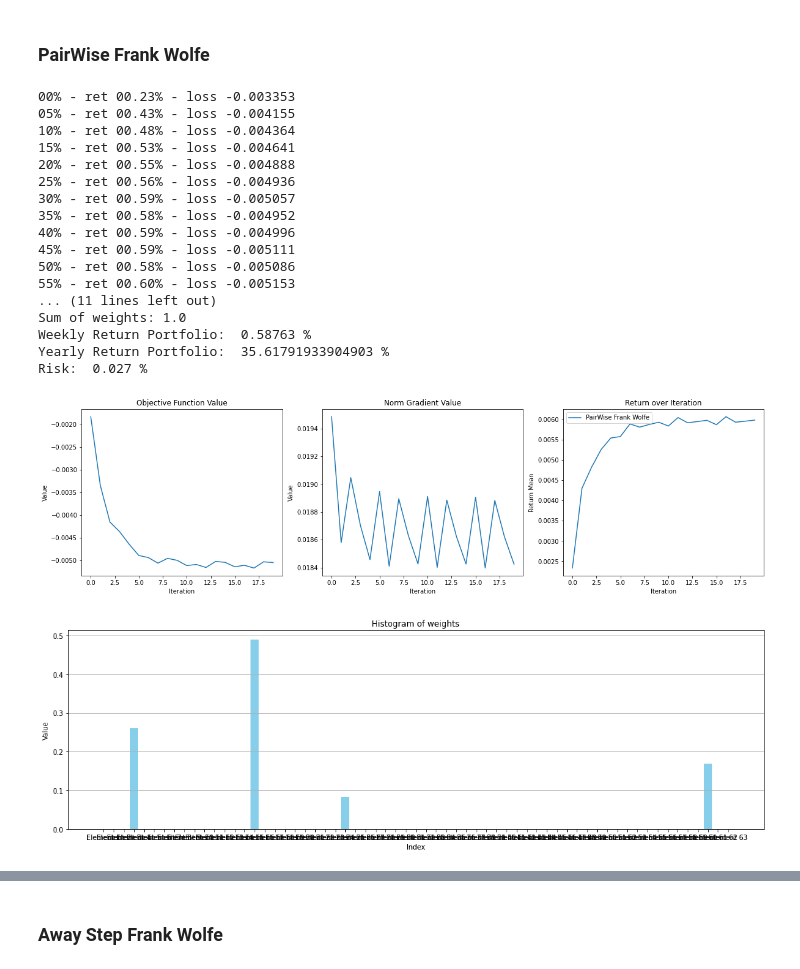
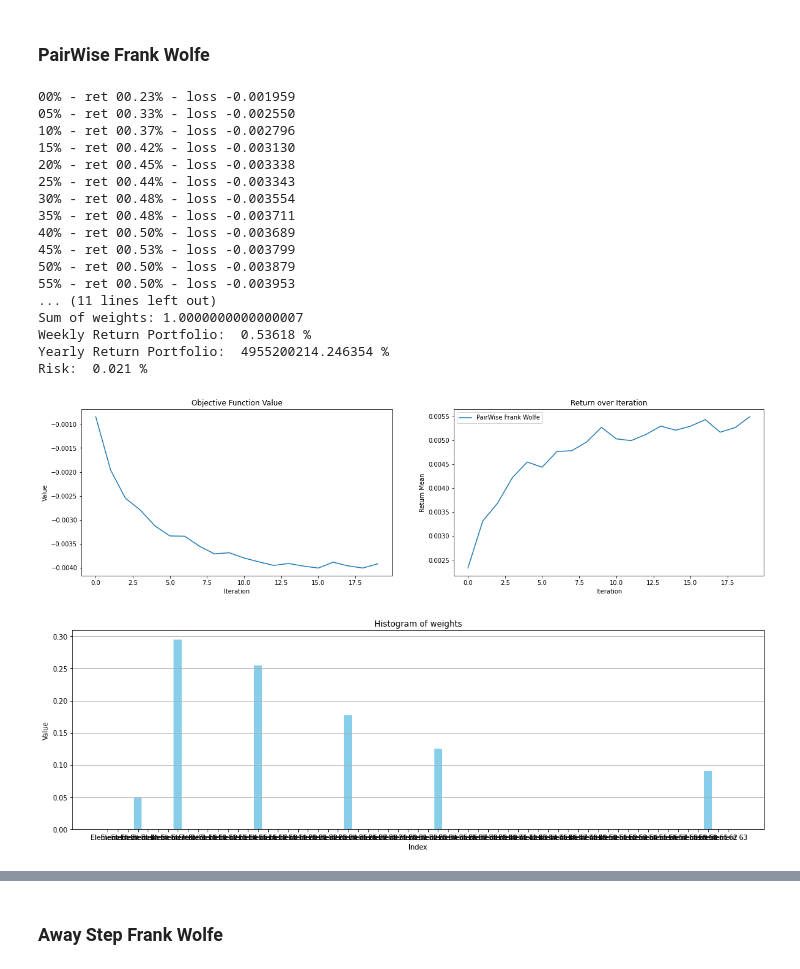
Before and after one commit to RobEngin/Methods-for-Portfolio-Optimization, a Jupyter notebook: opt-project.ipynb, the cells around one changed output, grey strips where cells are left out. Drawn from its saved outputs; the diff is of its cells as text; code cells hidden in the pictures.

```diff
--- a/opt-project.ipynb
+++ b/opt-project.ipynb
@@ -308,35 +291,33 @@ def gradient(weights, ret_mean, cov, RISK_AVERSION):
 # %% [markdown]
 ## Frank-Wolfe and Pairwise Frank-Wolfe over the Markowitz portfolio problems
 # %%
-RISK_AVERSION = 1
+RISK_AVERSION = 3
 # %%
+# Linear Minimization Oracle (LMO)
 def linearMinimizationOracle(grad):
-    """
-    Linear Minimization Oracle (LMO) without using linprog.
-    """
     s = np.zeros_like(grad)
     s[np.argmin(grad)] = 1  # Set the position with the smallest gradient to 1
     return s
 
+# Perform a line search to find the optimal step size (gamma) that minimizes the loss function.
 def line_search(weights, direction, ret_mean, cov_matrix, RISK_AVERSION):
     gamma_range = np.linspace(0, 1, 100)
     losses = [loss((1 - gamma) * weights + gamma * direction, ret_mean, cov_matrix, RISK_AVERSION) for gamma in gamma_range]
     optimal_gamma = gamma_range[np.argmin(losses)]
     return optimal_gamma
 
+# Compute the duality gap for the given weights and gradient.
 def duality_gap(weights, grad):
-    """
-    Compute the duality gap for the given weights and gradient.
-    """
     s = linearMinimizationOracle(grad)
     return np.dot(grad, weights - s)
 # %% [markdown]
 ### Frank-Wolfe
 # %%
+%%time
+
 ITERATIONS = 20
 
 loss_values_ls = []
-grad_values_ls = []
 returns_iteration_ls = []
 
 weights = np.ones(nStocks) / nStocks
@@ -350,26 +331,21 @@ for itr in range(ITERATIONS):
 
     # Store values for plotting
     loss_values_ls.append(loss(weights, mean_returns, cov_matrix, RISK_AVERSION))
-    grad_values_ls.append(np.linalg.norm(grad))
     returns_iteration_ls.append(checkMeanRet(weights, mean_returns))
 
-    # Calcola il passo ottimale con la line search
     gamma = line_search(weights, s, mean_returns, cov_matrix, RISK_AVERSION)
     weights = (1 - gamma) * weights + gamma * s
 
-    # Proiezione per assicurare che i pesi siano validi
     weights = np.clip(weights, 0, 1)
     weights /= np.sum(weights)
 
-    # Verifica la convergenza
     if np.linalg.norm(grad) < 1e-6:
         break
 
     if itr % (ITERATIONS * 0.05) == 0:
         print(f" - ret {(returns_iteration_ls[-1])*100:05.2f}% - loss {loss(weights, mean_returns, cov_matrix, RISK_AVERSION):05.6f}")
 
-# Esegui l'ottimizzazione
 optimal_weights_ls = weights
 
-plot_results(loss_values_ls, grad_values_ls, returns_iteration_ls, optimal_weights_ls, 'Frank Wolfe Line Search')
+plot_results(loss_values_ls, returns_iteration_ls, optimal_weights_ls, 'Frank Wolfe Line Search')
 # %% [output]
@@ -395,10 +373,11 @@ Risk:  0.028 %
 # %% [markdown]
 ### PairWise Frank Wolfe
 # %%
+%%time
+
 ITERATIONS = 20
 
 loss_values_pw = []
-grad_values_pw = []
 returns_iteration_pw = []
 
 weights = np.ones(nStocks) / nStocks
@@ -409,53 +388,50 @@ for itr in range(ITERATIONS):
 
     grad = gradient(weights, mean_returns, cov_matrix, RISK_AVERSION)
 
-    # Trova gli indici con il gradiente minimo e massimo
     i = np.argmin(grad)
     j = np.argmax(grad)
 
     # Store values for plotting
     loss_values_pw.append(loss(weights, mean_returns, cov_matrix, RISK_AVERSION))
-    grad_values_pw.append(np.linalg.norm(grad))
     returns_iteration_pw.append(checkMeanRet(weights, mean_returns))
 
     direction = np.zeros_like(weights)
     direction[i] = 1
     direction[j] = -1
 
     gamma = line_search(weights, direction, mean_returns, cov_matrix, RISK_AVERSION)
 
     weights += gamma * direction
 
     weights = np.clip(weights, 0, 1)
     weights /= np.sum(weights)
 
     if np.linalg.norm(grad) < 1e-6:
         break
 
     if itr % (ITERATIONS * 0.05) == 0:
         print(f" - ret {(returns_iteration_pw[-1])*100:05.2f}% - loss {loss(weights, mean_returns, cov_matrix, RISK_AVERSION):05.6f}")
 
-
 optimal_weights_pw = weights
 
-plot_results(loss_values_pw, grad_values_pw, returns_iteration_pw, optimal_weights_pw, 'PairWise Frank Wolfe')
+plot_results(loss_values_pw, returns_iteration_pw, optimal_weights_pw, 'PairWise Frank Wolfe')
 # %% [output]
-00% - ret 00.23% - loss -0.003353
-05% - ret 00.43% - loss -0.004155
-10% - ret 00.48% - loss -0.004364
-15% - ret 00.53% - loss -0.004641
-20% - ret 00.55% - loss -0.004888
-25% - ret 00.56% - loss -0.004936
-30% - ret 00.59% - loss -0.005057
-35% - ret 00.58% - loss -0.004952
-40% - ret 00.59% - loss -0.004996
-45% - ret 00.59% - loss -0.005111
-50% - ret 00.58% - loss -0.005086
-55% - ret 00.60% - loss -0.005153
+00% - ret 00.23% - loss -0.001959
+05% - ret 00.33% - loss -0.002550
+10% - ret 00.37% - loss -0.002796
+15% - ret 00.42% - loss -0.003130
+20% - ret 00.45% - loss -0.003338
+25% - ret 00.44% - loss -0.003343
+30% - ret 00.48% - loss -0.003554
+35% - ret 00.48% - loss -0.003711
+40% - ret 00.50% - loss -0.003689
+45% - ret 00.53% - loss -0.003799
+50% - ret 00.50% - loss -0.003879
+55% - ret 00.50% - loss -0.003953
 ... (11 lines left out)
-Sum of weights: 1.0
-Weekly Return Portfolio:  0.58763 %
-Yearly Return Portfolio:  35.61791933904903 %
-Risk:  0.027 %
+Sum of weights: 1.0000000000000007
+Weekly Return Portfolio:  0.53618 %
+Yearly Return Portfolio:  4955200214.246354 %
+Risk:  0.021 %
-[figure, old version]
+[figure, new version]
-[figure, old version]
+[figure, new version]
```
Also changed, not shown: parts of 17 cells of this notebook, 1 other file.
